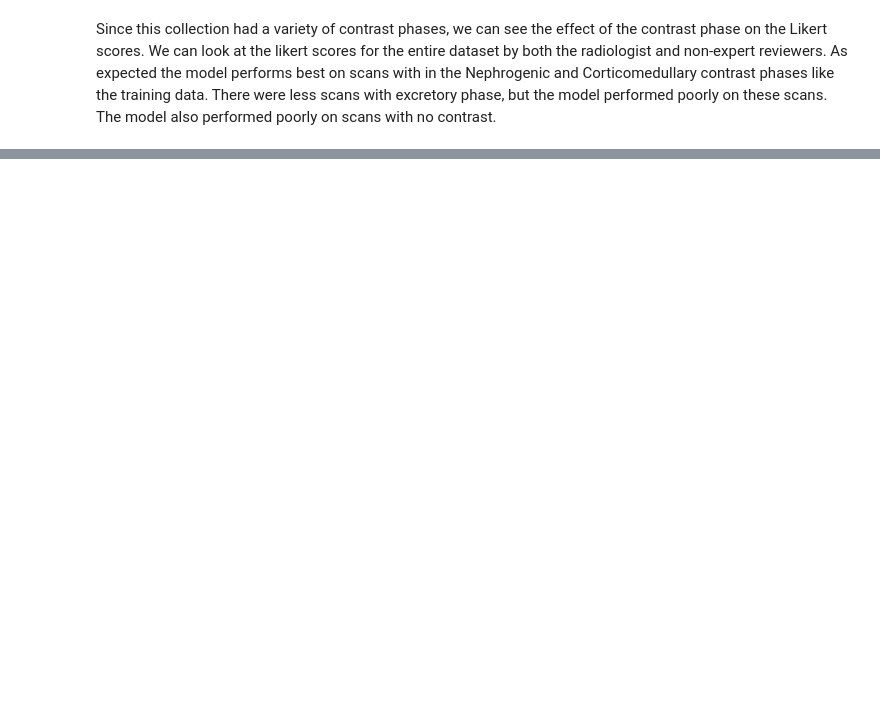
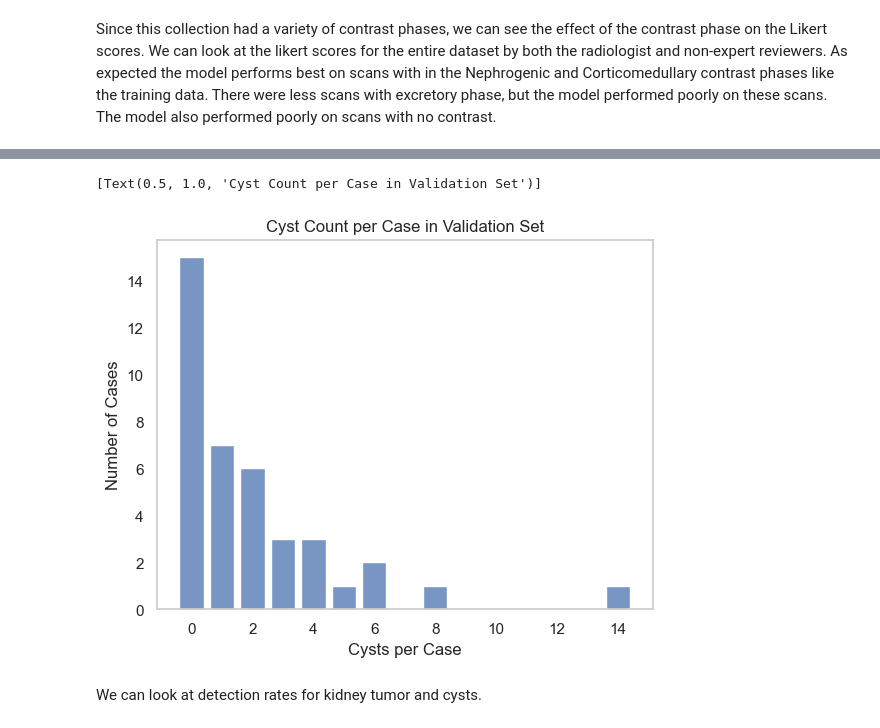
Before and after one commit to bamf-health/aimi-kidney-ct, a Jupyter notebook: model_performance.ipynb, the cells around one changed output, grey strips where cells are left out. Saved outputs shown, nothing was run; the diff lists cells and outputs as text; code cells hidden in the pictures; blank space fills up the shorter version.

```diff
--- a/model_performance.ipynb
+++ b/model_performance.ipynb
@@ -554,0 +572,19 @@ Text(0.5, 0.98, 'Likert Scores by Contrast Phase')
+# %%
+# plot the number of true_vol_overlap_cnt for each row
+g = sns.histplot(
+    rad_df,
+    x="cyst-pos_cnt",
+    binwidth=1,
+    shrink=0.8,
+    palette=vol_cmap,
+    discrete=True,
+)
+g.grid(False)
+g.set(xlabel="Cysts per Case")
+g.set(ylabel="Number of Cases")
+g.set(title="Cyst Count per Case in Validation Set")
+# %% [output]
+[Text(0.5, 1.0, 'Cyst Count per Case in Validation Set')]
+[figure, added]
+# %% [markdown]
+We can look at detection rates for kidney tumor and cysts.
```
Also changed, not shown: parts of 18 cells of this notebook.
